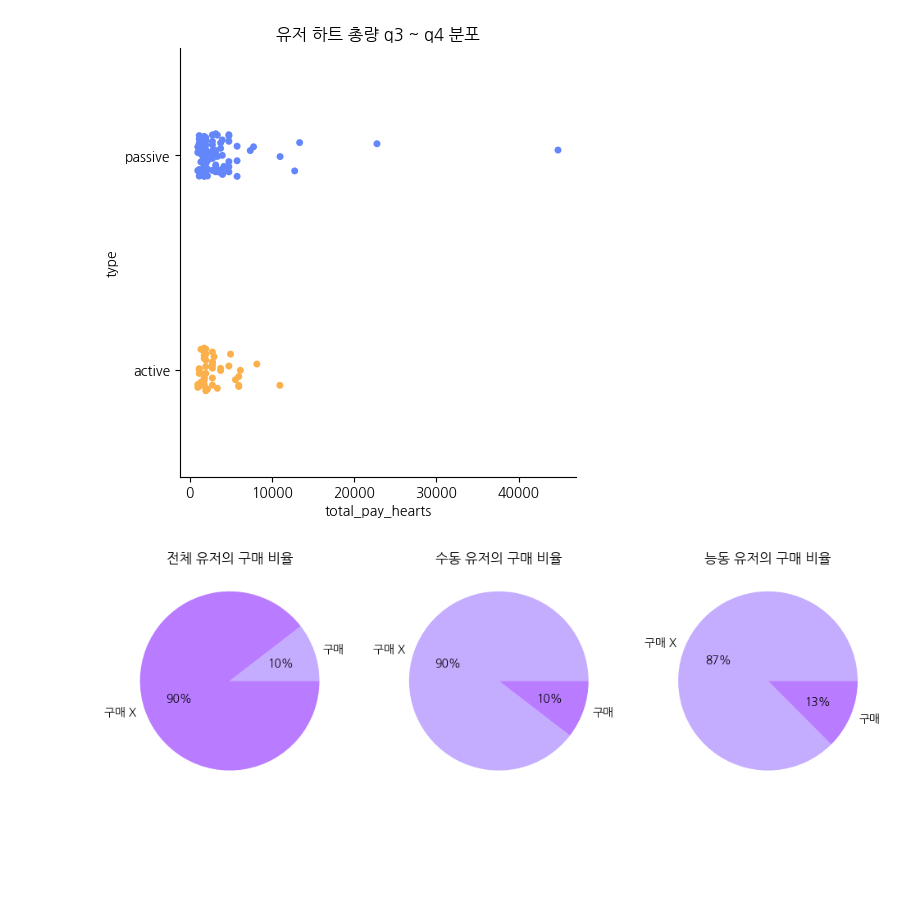
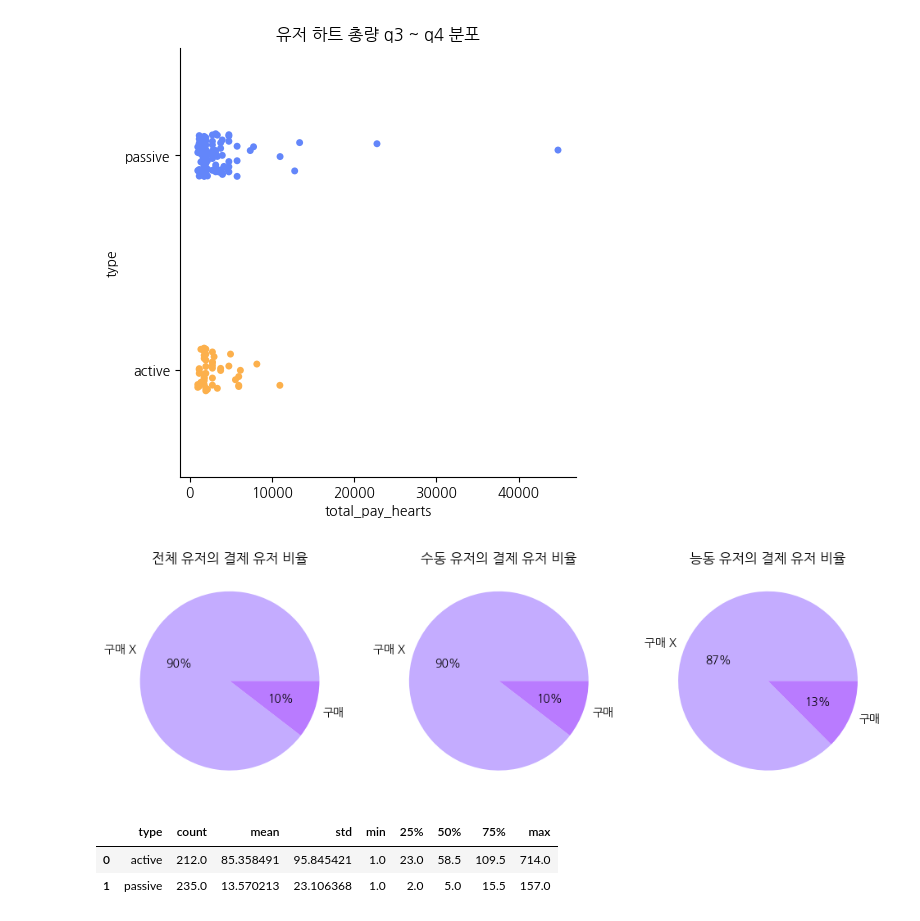
Before and after one commit to EtheriumArchive/Codeit_project, a Jupyter notebook: analysis_eunsu_v2.ipynb, the cells around one changed output. Cells and saved outputs as stored; diff of their text form; code cells hidden in the pictures; blank space fills up the shorter version.

```diff
--- a/analysis_eunsu_v2.ipynb
+++ b/analysis_eunsu_v2.ipynb
@@ -683,22 +756,46 @@ total_is_pay = pd.DataFrame({
     'count': [funnel_pay_user_counts,
               funnel_user['user_id'].nunique() - funnel_pay_user_counts]
 })
+total_is_pay.sort_values(by='count', ascending=False, inplace=True)
 # %%
 # 구매율 그래프
 fig, ax = plt.subplots(1, 3, figsize=(12, 5))
 pay_colors = ["#c4acff", "#b97bff"]
 ax[0].pie(x=total_is_pay['count'], labels=total_is_pay['is_pay'], autopct='%.f%%', colors=pay_colors)
 ax[1].pie(x=passive_is_pay['count'], labels=passive_is_pay['is_pay'], autopct='%.f%%', colors=pay_colors)
 ax[2].pie(x=active_is_pay['count'], labels=active_is_pay['is_pay'], autopct='%.f%%', colors=pay_colors)
 
-ax[0].set_title('전체 유저의 구매 비율')
-ax[1].set_title('수동 유저의 구매 비율')
-ax[2].set_title('능동 유저의 구매 비율')
+ax[0].set_title('전체 유저의 결제 유저 비율')
+ax[1].set_title('수동 유저의 결제 유저 비율')
+ax[2].set_title('능동 유저의 결제 유저 비율')
 
 plt.show()
 
 # 수동유저의 구매 비율이 생각보다 낮음
 # 구매 총량은 많았는데..?
 # 수동유저는 한 사람이 여러번 사는 경우가 많았나봄
 # %% [output]
-[figure, old version]
+[figure, new version]
+# %%
+# 유저별 첫 구매 시점
+first_purchase = total_payment.groupby('user_id')['created_at'].min().reset_index()
+first_purchase.columns = ['user_id', 'first_purchase_at']
+
+# 유저별 첫 투표 시점
+vote_activity = pd.concat([passive_question_slice, active_question_slice], ignore_index=True)
+vote_activity.dropna(inplace=True)  # 혹시나 null 있으면 드롭
+vote_activity = vote_activity.merge(first_purchase, on='user_id', how='inner')
+vote_activity['type'] = vote_activity['user_id'].apply(lambda x: 'passive' if x in question_passive_user else 'active')
+
+# 첫 구매 시점보다 이전 투표 기록만 남김
+before_purchase = vote_activity[vote_activity['created_at'] < vote_activity['first_purchase_at']]
+
+# 첫 구매까지 걸리는 평균 기간
+activity_before_purchase = before_purchase.groupby('user_id').agg({'first_purchase_at': 'size', 'type': 'min'}).reset_index()
+activity_before_purchase.rename(columns={'first_purchase_at': 'vote_count_before_purchase'}, inplace=True)
+activity_before_purchase_describe = activity_before_purchase.groupby('type')['vote_count_before_purchase'].describe().reset_index()
+activity_before_purchase_describe
+# %% [output]
+|  | type | count | mean | std | min | 25% | 50% | 75% | max |
+| 0 | active | 212.0 | 85.358491 | 95.845421 | 1.0 | 23.0 | 58.5 | 109.5 | 714.0 |
+| 1 | passive | 235.0 | 13.570213 | 23.106368 | 1.0 | 2.0 | 5.0 | 15.5 | 157.0 |
```
Also changed, not shown: parts of 5 cells of this notebook.
